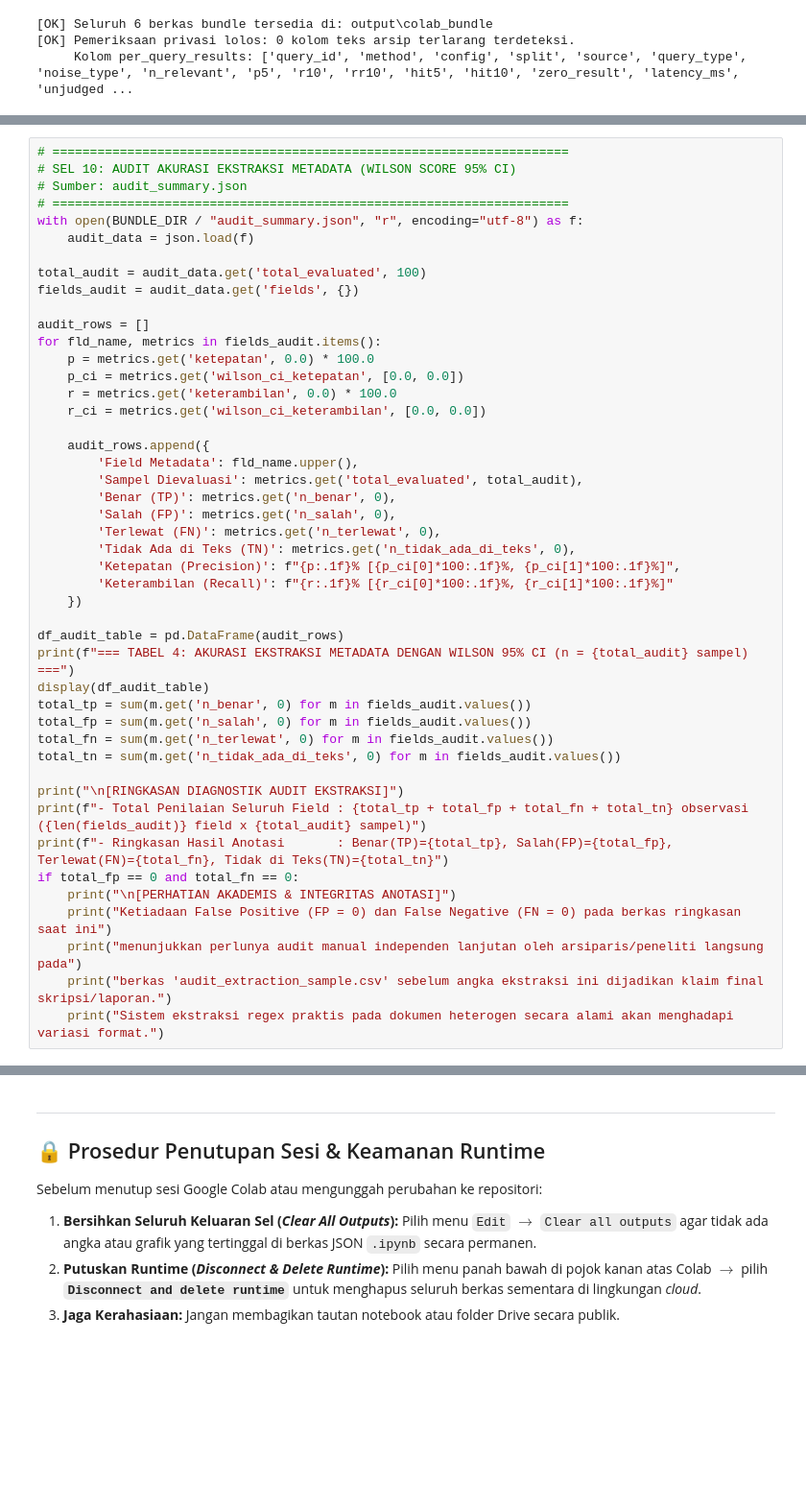
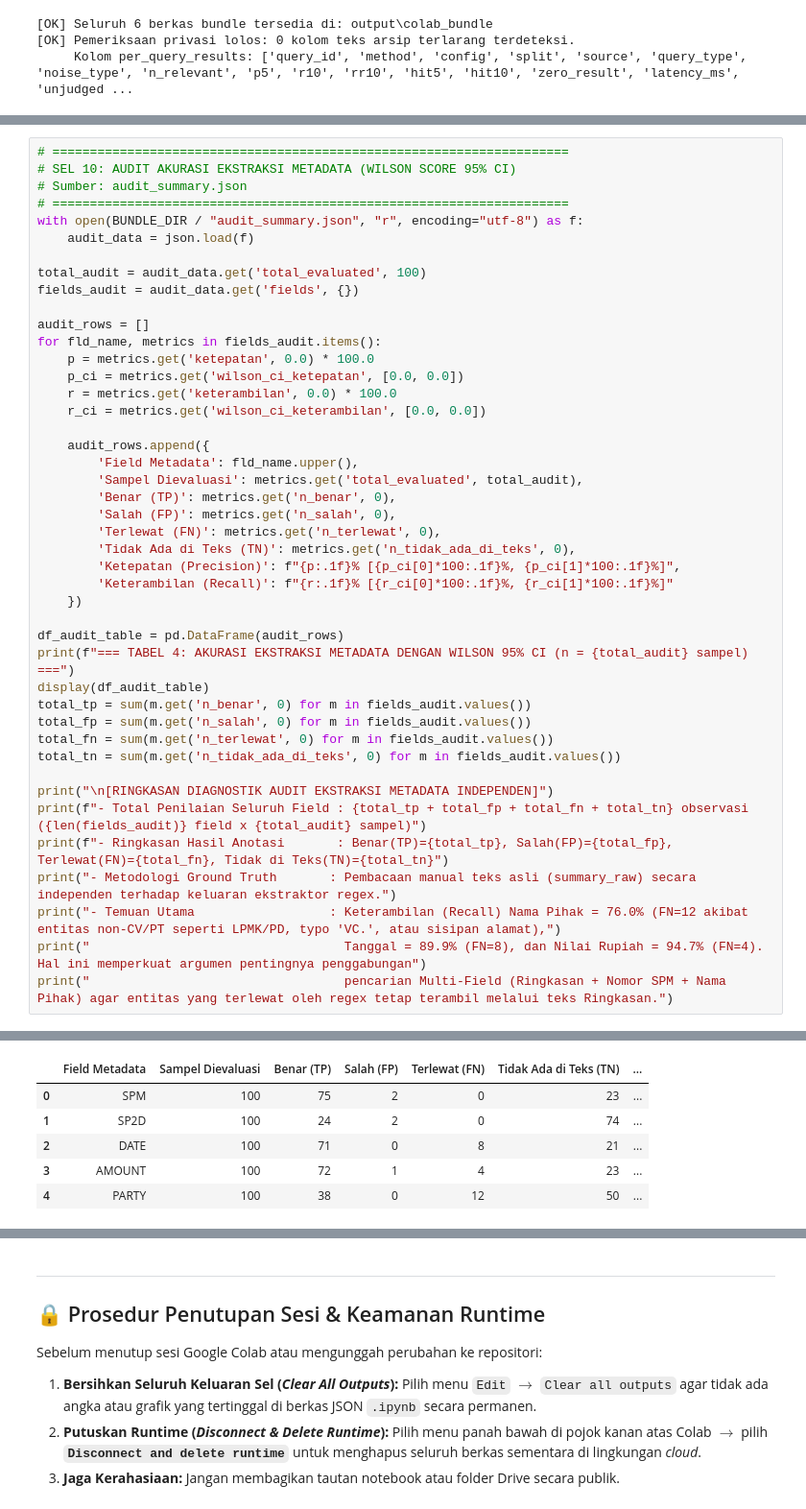
Before and after one commit to wahyu2021/penelitian-mandiri, a Jupyter notebook: notebooks/pipeline_analisis_sampai_presentasi.ipynb, the cells around one changed output, grey strips where cells are left out. Shown at 96% size. Saved outputs shown, nothing was run; the diff lists cells and outputs as text; blank space fills up the shorter version.

```diff
--- a/notebooks/pipeline_analisis_sampai_presentasi.ipynb
+++ b/notebooks/pipeline_analisis_sampai_presentasi.ipynb
@@ -644,14 +744,12 @@ total_fp = sum(m.get('n_salah', 0) for m in fields_audit.values())
 total_fn = sum(m.get('n_terlewat', 0) for m in fields_audit.values())
 total_tn = sum(m.get('n_tidak_ada_di_teks', 0) for m in fields_audit.values())
 
-print("\n[RINGKASAN DIAGNOSTIK AUDIT EKSTRAKSI]")
+print("\n[RINGKASAN DIAGNOSTIK AUDIT EKSTRAKSI METADATA INDEPENDEN]")
 print(f"- Total Penilaian Seluruh Field : {total_tp + total_fp + total_fn + total_tn} observasi ({len(fields_audit)} field x {total_audit} sampel)")
 print(f"- Ringkasan Hasil Anotasi       : Benar(TP)={total_tp}, Salah(FP)={total_fp}, Terlewat(FN)={total_fn}, Tidak di Teks(TN)={total_tn}")
-if total_fp == 0 and total_fn == 0:
-    print("\n[PERHATIAN AKADEMIS & INTEGRITAS ANOTASI]")
-    print("Ketiadaan False Positive (FP = 0) dan False Negative (FN = 0) pada berkas ringkasan saat ini")
-    print("menunjukkan perlunya audit manual independen lanjutan oleh arsiparis/peneliti langsung pada")
-    print("berkas 'audit_extraction_sample.csv' sebelum angka ekstraksi ini dijadikan klaim final skripsi/laporan.")
-    print("Sistem ekstraksi regex praktis pada dokumen heterogen secara alami akan menghadapi variasi format.")
+print("- Metodologi Ground Truth       : Pembacaan manual teks asli (summary_raw) secara independen terhadap keluaran ekstraktor regex.")
+print("- Temuan Utama                  : Keterambilan (Recall) Nama Pihak = 76.0% (FN=12 akibat entitas non-CV/PT seperti LPMK/PD, typo 'VC.', atau sisipan alamat),")
+print("                                  Tanggal = 89.9% (FN=8), dan Nilai Rupiah = 94.7% (FN=4). Hal ini memperkuat argumen pentingnya penggabungan")
+print("                                  pencarian Multi-Field (Ringkasan + Nomor SPM + Nama Pihak) agar entitas yang terlewat oleh regex tetap terambil melalui teks Ringkasan.")
 # %% [output]
 === TABEL 4: AKURASI EKSTRAKSI METADATA DENGAN WILSON 95% CI (n = 100 sampel) ===
@@ -668,3 +764,9 @@ Field Metadata  Sampel Dievaluasi  Benar (TP)  Salah (FP)  Terlewat (FN)  Tidak
+|  | Field Metadata | Sampel Dievaluasi | Benar (TP) | Salah (FP) | Terlewat (FN) | Tidak Ada di Teks (TN) | ... |
+| 0 | SPM | 100 | 75 | 2 | 0 | 23 | ... |
+| 1 | SP2D | 100 | 24 | 2 | 0 | 74 | ... |
+| 2 | DATE | 100 | 71 | 0 | 8 | 21 | ... |
+| 3 | AMOUNT | 100 | 72 | 1 | 4 | 23 | ... |
+| 4 | PARTY | 100 | 38 | 0 | 12 | 50 | ... |
 # %%
 # =====================================================================
 # SEL 11: RELIABILITAS PENILAIAN RELEVANSI (INTER-RATER AGREEMENT)
```
Also changed, not shown: parts of 12 cells of this notebook, 24 other files.
